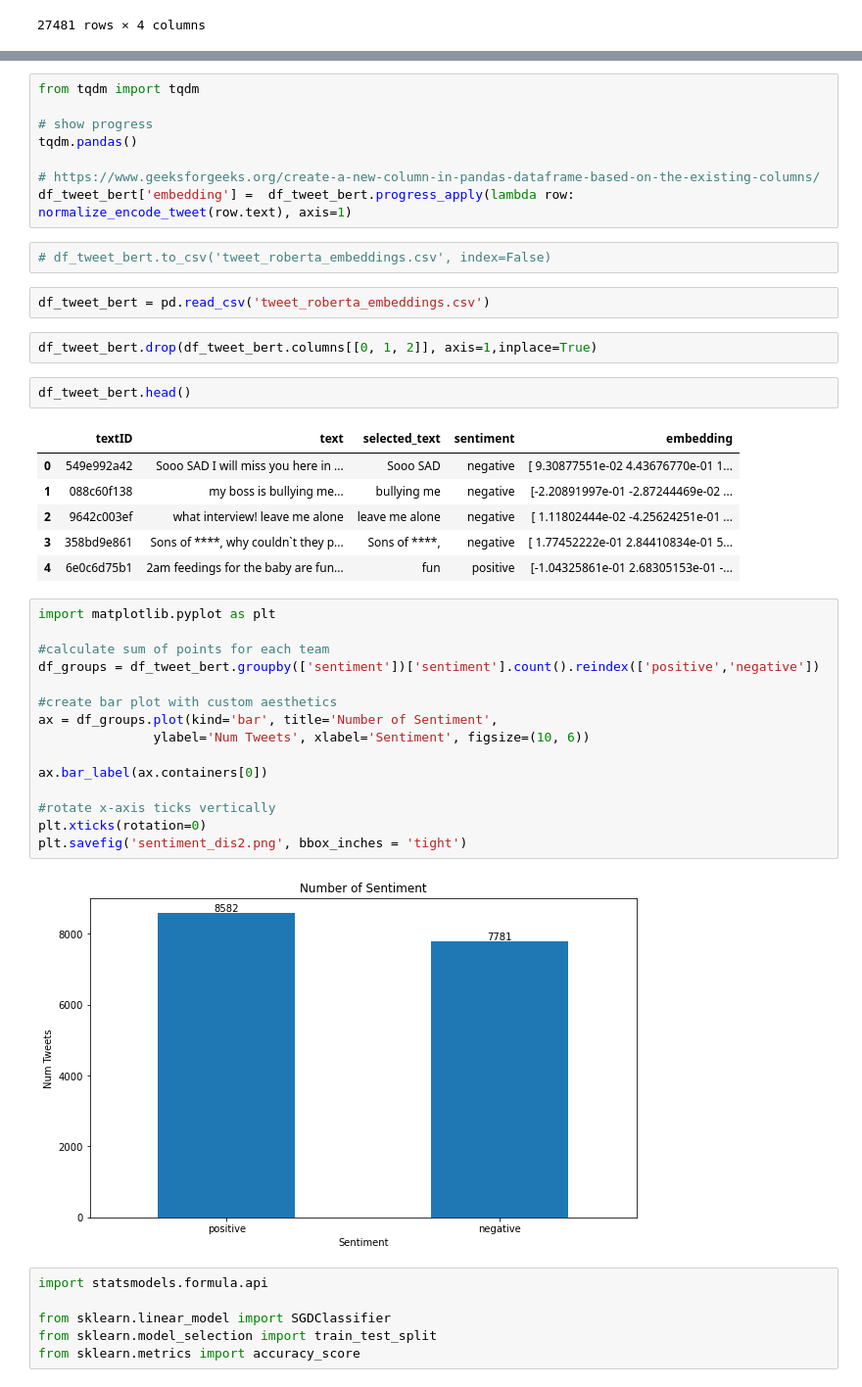
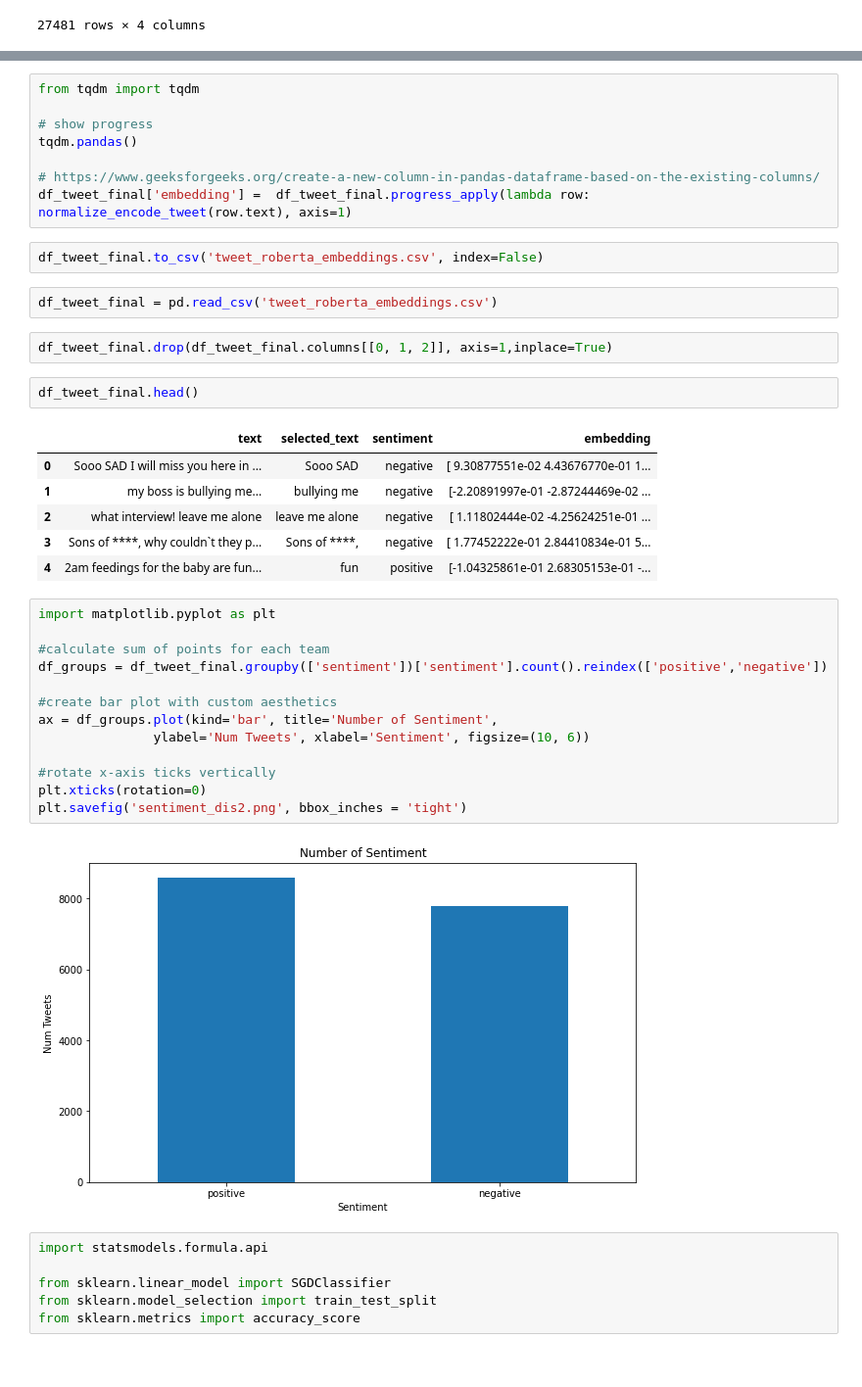
Before and after one commit to zgvera/twitter_sentiment_nlp, a Jupyter notebook: final_bert_embeddings.ipynb, the cells around one changed output, grey strips where cells are left out. Shown: that part at 98% size. Cells and saved outputs as stored; diff of their text form.

```diff
--- a/final_bert_embeddings.ipynb
+++ b/final_bert_embeddings.ipynb
@@ -117,39 +93,37 @@ from tqdm import tqdm
 tqdm.pandas()
 
 # https://www.geeksforgeeks.org/create-a-new-column-in-pandas-dataframe-based-on-the-existing-columns/
-df_tweet_bert['embedding'] =  df_tweet_bert.progress_apply(lambda row: normalize_encode_tweet(row.text), axis=1)
+df_tweet_final['embedding'] =  df_tweet_final.progress_apply(lambda row: normalize_encode_tweet(row.text), axis=1)
 # %%
-# df_tweet_bert.to_csv('tweet_roberta_embeddings.csv', index=False)
+df_tweet_final.to_csv('tweet_roberta_embeddings.csv', index=False)
 # %%
-df_tweet_bert = pd.read_csv('tweet_roberta_embeddings.csv')
+df_tweet_final = pd.read_csv('tweet_roberta_embeddings.csv')
 # %%
-df_tweet_bert.drop(df_tweet_bert.columns[[0, 1, 2]], axis=1,inplace=True)
+df_tweet_final.drop(df_tweet_final.columns[[0, 1, 2]], axis=1,inplace=True)
 # %%
-df_tweet_bert.head()
+df_tweet_final.head()
 # %% [output]
-|  | textID | text | selected_text | sentiment | embedding |
-| 0 | 549e992a42 | Sooo SAD I will miss you here in ... | Sooo SAD | negative | [ 9.30877551e-02 4.43676770e-01 1... |
-| 1 | 088c60f138 | my boss is bullying me... | bullying me | negative | [-2.20891997e-01 -2.87244469e-02 ... |
-| 2 | 9642c003ef | what interview! leave me alone | leave me alone | negative | [ 1.11802444e-02 -4.25624251e-01 ... |
-| 3 | 358bd9e861 | Sons of ****, why couldn`t they p... | Sons of ****, | negative | [ 1.77452222e-01 2.84410834e-01 5... |
-| 4 | 6e0c6d75b1 | 2am feedings for the baby are fun... | fun | positive | [-1.04325861e-01 2.68305153e-01 -... |
+|  | text | selected_text | sentiment | embedding |
+| 0 | Sooo SAD I will miss you here in ... | Sooo SAD | negative | [ 9.30877551e-02 4.43676770e-01 1... |
+| 1 | my boss is bullying me... | bullying me | negative | [-2.20891997e-01 -2.87244469e-02 ... |
+| 2 | what interview! leave me alone | leave me alone | negative | [ 1.11802444e-02 -4.25624251e-01 ... |
+| 3 | Sons of ****, why couldn`t they p... | Sons of ****, | negative | [ 1.77452222e-01 2.84410834e-01 5... |
+| 4 | 2am feedings for the baby are fun... | fun | positive | [-1.04325861e-01 2.68305153e-01 -... |
 # %%
 import matplotlib.pyplot as plt
 
 #calculate sum of points for each team
-df_groups = df_tweet_bert.groupby(['sentiment'])['sentiment'].count().reindex(['positive','negative'])
+df_groups = df_tweet_final.groupby(['sentiment'])['sentiment'].count().reindex(['positive','negative'])
 
 #create bar plot with custom aesthetics
 ax = df_groups.plot(kind='bar', title='Number of Sentiment',
                ylabel='Num Tweets', xlabel='Sentiment', figsize=(10, 6))
 
-ax.bar_label(ax.containers[0])
-
 #rotate x-axis ticks vertically
 plt.xticks(rotation=0)
 plt.savefig('sentiment_dis2.png', bbox_inches = 'tight')
 # %% [output]
-[figure, old version]
+[figure, new version]
 # %%
 import statsmodels.formula.api
 
```
Also changed, not shown: parts of 40 cells of this notebook, 1 other file.
